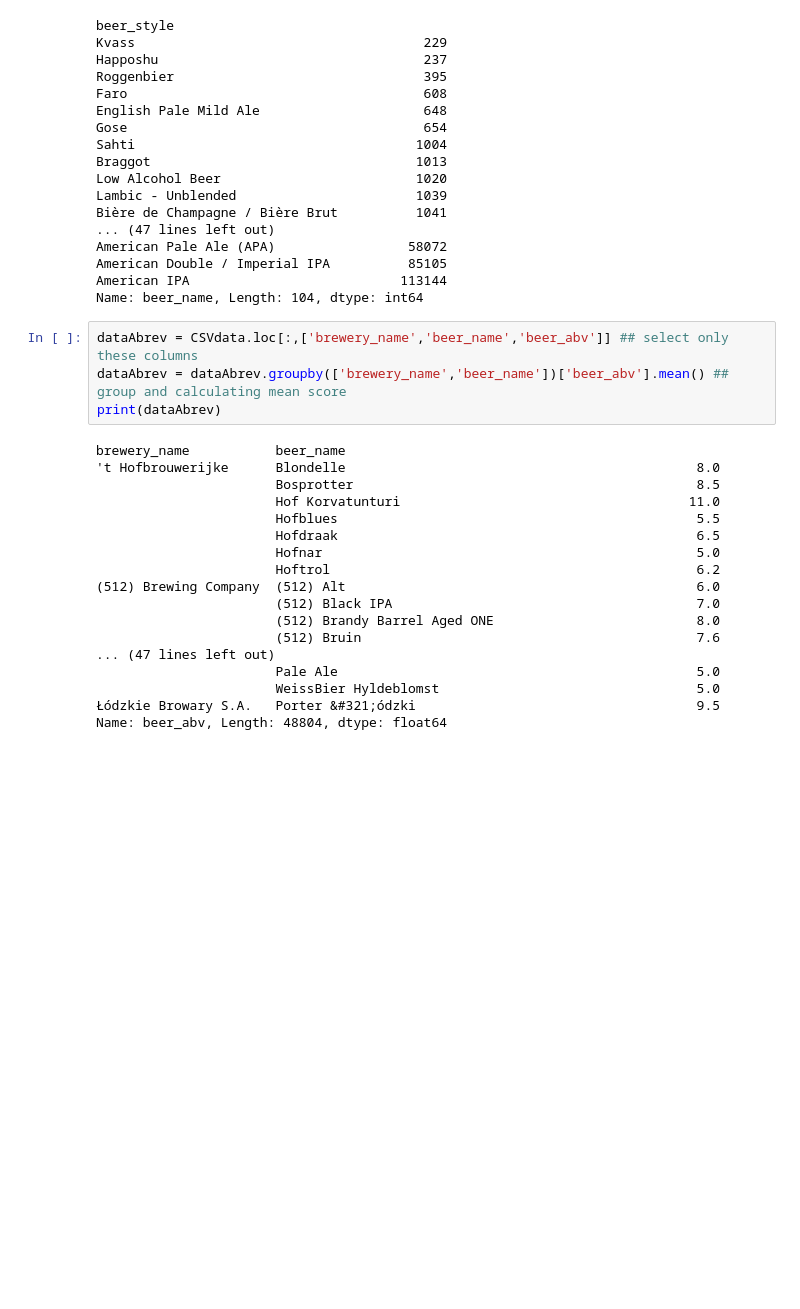
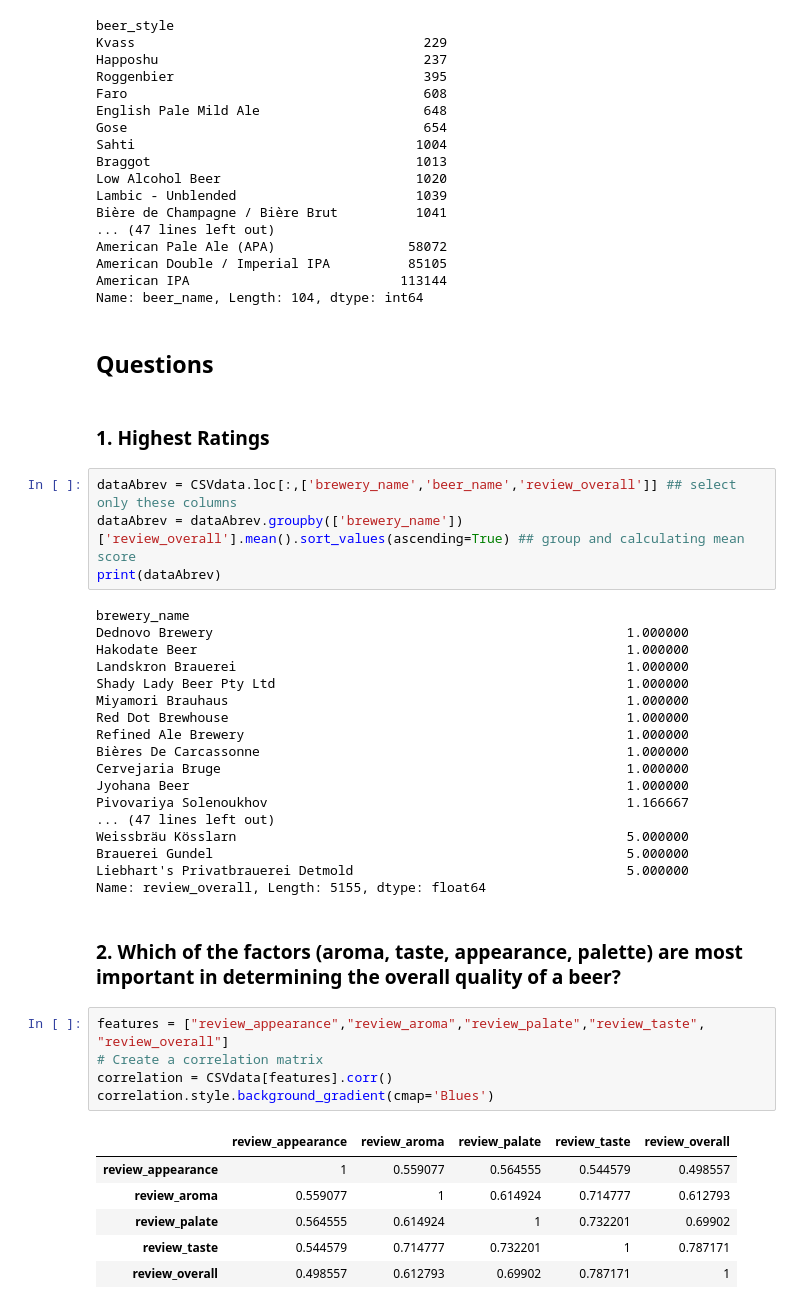
Before and after one commit to gabrieldasneves/MachineLearnStudies, a Jupyter notebook: beer_reviews/teste_notebook.ipynb, the cells around one changed output. Saved outputs shown, nothing was run; the diff lists cells and outputs as text; blank space fills up the shorter version.

Commit message:
correlation matrix

```diff
--- a/beer_reviews/teste_notebook.ipynb
+++ b/beer_reviews/teste_notebook.ipynb
@@ -123,25 +124,44 @@ American Pale Ale (APA)                 58072
 American Double / Imperial IPA          85105
 American IPA                           113144
 Name: beer_name, Length: 104, dtype: int64
+# %% [markdown]
+ ## Questions
+# %% [markdown]
+### 1. Highest Ratings
 # %%
-dataAbrev = CSVdata.loc[:,['brewery_name','beer_name','beer_abv']] ## select only these columns
-dataAbrev = dataAbrev.groupby(['brewery_name','beer_name'])['beer_abv'].mean() ## group and calculating mean score
+dataAbrev = CSVdata.loc[:,['brewery_name','beer_name','review_overall']] ## select only these columns
+dataAbrev = dataAbrev.groupby(['brewery_name'])['review_overall'].mean().sort_values(ascending=True) ## group and calculating mean score
 print(dataAbrev)
 # %% [output]
-brewery_name           beer_name
-'t Hofbrouwerijke      Blondelle                                             8.0
-                       Bosprotter                                            8.5
-                       Hof Korvatunturi                                     11.0
-                       Hofblues                                              5.5
-                       Hofdraak                                              6.5
-                       Hofnar                                                5.0
-                       Hoftrol                                               6.2
-(512) Brewing Company  (512) Alt                                             6.0
-                       (512) Black IPA                                       7.0
-                       (512) Brandy Barrel Aged ONE                          8.0
-                       (512) Bruin                                           7.6
+brewery_name
+Dednovo Brewery                                                     1.000000
+Hakodate Beer                                                       1.000000
+Landskron Brauerei                                                  1.000000
+Shady Lady Beer Pty Ltd                                             1.000000
+Miyamori Brauhaus                                                   1.000000
+Red Dot Brewhouse                                                   1.000000
+Refined Ale Brewery                                                 1.000000
+Bières De Carcassonne                                               1.000000
+Cervejaria Bruge                                                    1.000000
+Jyohana Beer                                                        1.000000
+Pivovariya Solenoukhov                                              1.166667
 ... (47 lines left out)
-                       Pale Ale                                              5.0
-                       WeissBier Hyldeblomst                                 5.0
-Łódzkie Browary S.A.   Porter &#321;ódzki                                    9.5
-Name: beer_abv, Length: 48804, dtype: float64
+Weissbräu Kösslarn                                                  5.000000
+Brauerei Gundel                                                     5.000000
+Liebhart's Privatbrauerei Detmold                                   5.000000
+Name: review_overall, Length: 5155, dtype: float64
+# %% [markdown]
+
+ ### 2. Which of the factors (aroma, taste, appearance, palette) are most important in determining the overall quality of a beer?
+# %%
+features = ["review_appearance","review_aroma","review_palate","review_taste", "review_overall"]
+# Create a correlation matrix
+correlation = CSVdata[features].corr()
+correlation.style.background_gradient(cmap='Blues')
+# %% [output]
+|  | review_appearance | review_aroma | review_palate | review_taste | review_overall |
+| review_appearance | 1 | 0.559077 | 0.564555 | 0.544579 | 0.498557 |
+| review_aroma | 0.559077 | 1 | 0.614924 | 0.714777 | 0.612793 |
+| review_palate | 0.564555 | 0.614924 | 1 | 0.732201 | 0.69902 |
+| review_taste | 0.544579 | 0.714777 | 0.732201 | 1 | 0.787171 |
+| review_overall | 0.498557 | 0.612793 | 0.69902 | 0.787171 | 1 |
```
Also changed, not shown: parts of 7 cells of this notebook.
